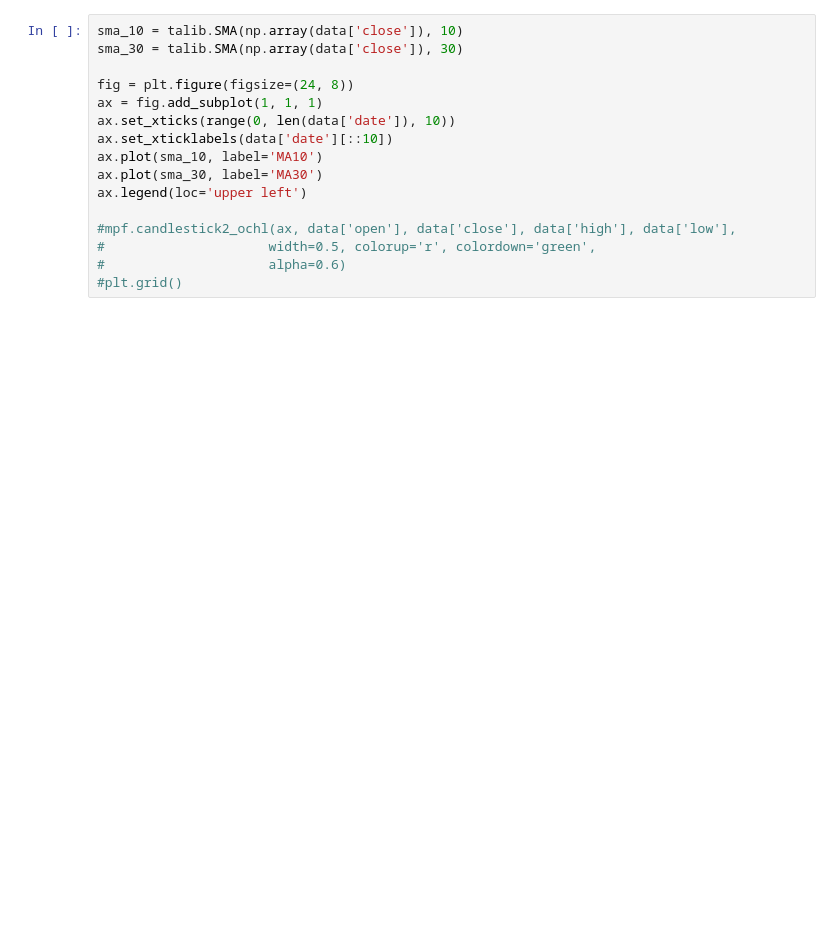
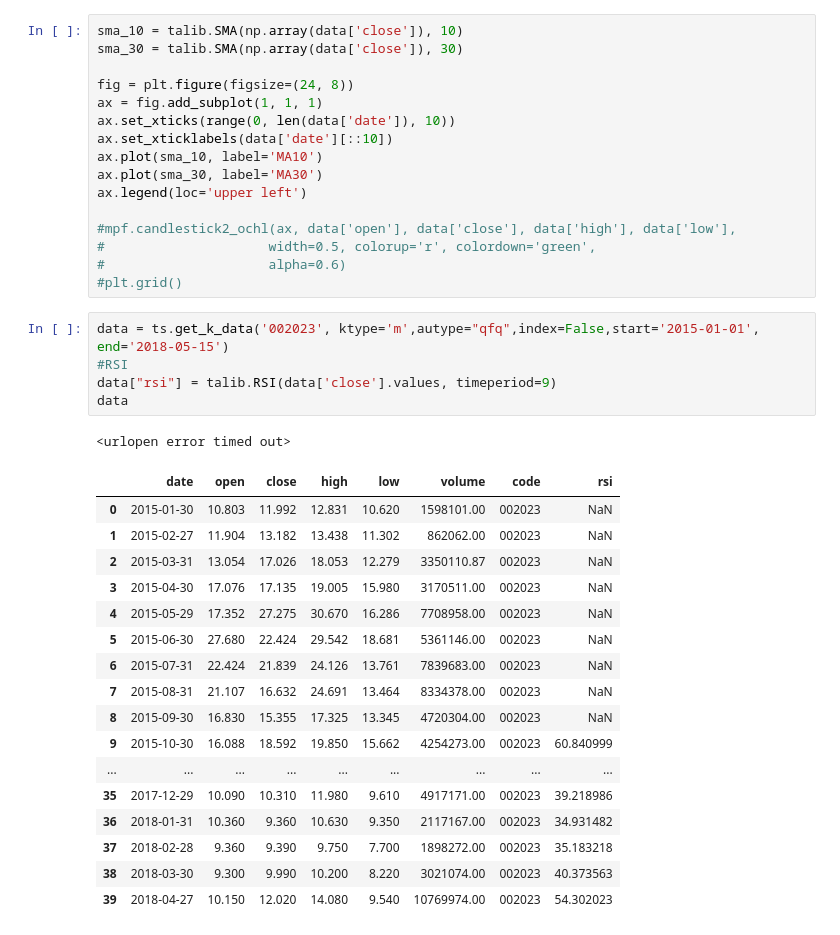
Before and after one commit to huanghan/notebook-01, a Jupyter notebook: tushareAPI.ipynb, the cells around one changed output. Saved outputs shown, nothing was run; the diff lists cells and outputs as text; blank space fills up the shorter version.

```diff
--- a/tushareAPI.ipynb
+++ b/tushareAPI.ipynb
@@ -120,3 +111,27 @@ ax.legend(loc='upper left')
 #                     width=0.5, colorup='r', colordown='green',
 #                     alpha=0.6)
 #plt.grid()
+# %%
+data = ts.get_k_data('002023', ktype='m',autype="qfq",index=False,start='2015-01-01', end='2018-05-15')
+#RSI
+data["rsi"] = talib.RSI(data['close'].values, timeperiod=9)
+data
+# %% [output]
+<urlopen error timed out>
+|  | date | open | close | high | low | volume | code | rsi |
+| 0 | 2015-01-30 | 10.803 | 11.992 | 12.831 | 10.620 | 1598101.00 | 002023 | NaN |
+| 1 | 2015-02-27 | 11.904 | 13.182 | 13.438 | 11.302 | 862062.00 | 002023 | NaN |
+| 2 | 2015-03-31 | 13.054 | 17.026 | 18.053 | 12.279 | 3350110.87 | 002023 | NaN |
+| 3 | 2015-04-30 | 17.076 | 17.135 | 19.005 | 15.980 | 3170511.00 | 002023 | NaN |
+| 4 | 2015-05-29 | 17.352 | 27.275 | 30.670 | 16.286 | 7708958.00 | 002023 | NaN |
+| 5 | 2015-06-30 | 27.680 | 22.424 | 29.542 | 18.681 | 5361146.00 | 002023 | NaN |
+| 6 | 2015-07-31 | 22.424 | 21.839 | 24.126 | 13.761 | 7839683.00 | 002023 | NaN |
+| 7 | 2015-08-31 | 21.107 | 16.632 | 24.691 | 13.464 | 8334378.00 | 002023 | NaN |
+| 8 | 2015-09-30 | 16.830 | 15.355 | 17.325 | 13.345 | 4720304.00 | 002023 | NaN |
+| 9 | 2015-10-30 | 16.088 | 18.592 | 19.850 | 15.662 | 4254273.00 | 002023 | 60.840999 |
+| ... | ... | ... | ... | ... | ... | ... | ... | ... |
+| 35 | 2017-12-29 | 10.090 | 10.310 | 11.980 | 9.610 | 4917171.00 | 002023 | 39.218986 |
+| 36 | 2018-01-31 | 10.360 | 9.360 | 10.630 | 9.350 | 2117167.00 | 002023 | 34.931482 |
+| 37 | 2018-02-28 | 9.360 | 9.390 | 9.750 | 7.700 | 1898272.00 | 002023 | 35.183218 |
+| 38 | 2018-03-30 | 9.300 | 9.990 | 10.200 | 8.220 | 3021074.00 | 002023 | 40.373563 |
+| 39 | 2018-04-27 | 10.150 | 12.020 | 14.080 | 9.540 | 10769974.00 | 002023 | 54.302023 |
```
Also changed, not shown: parts of 3 cells of this notebook.
